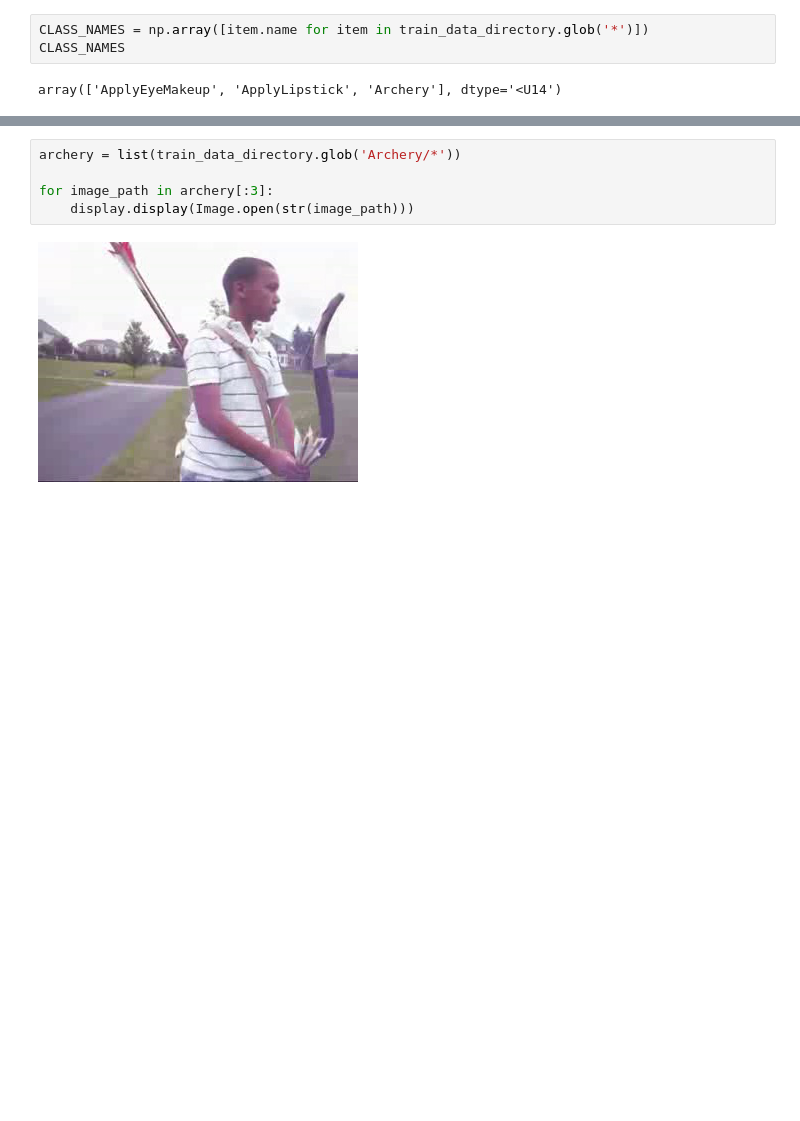
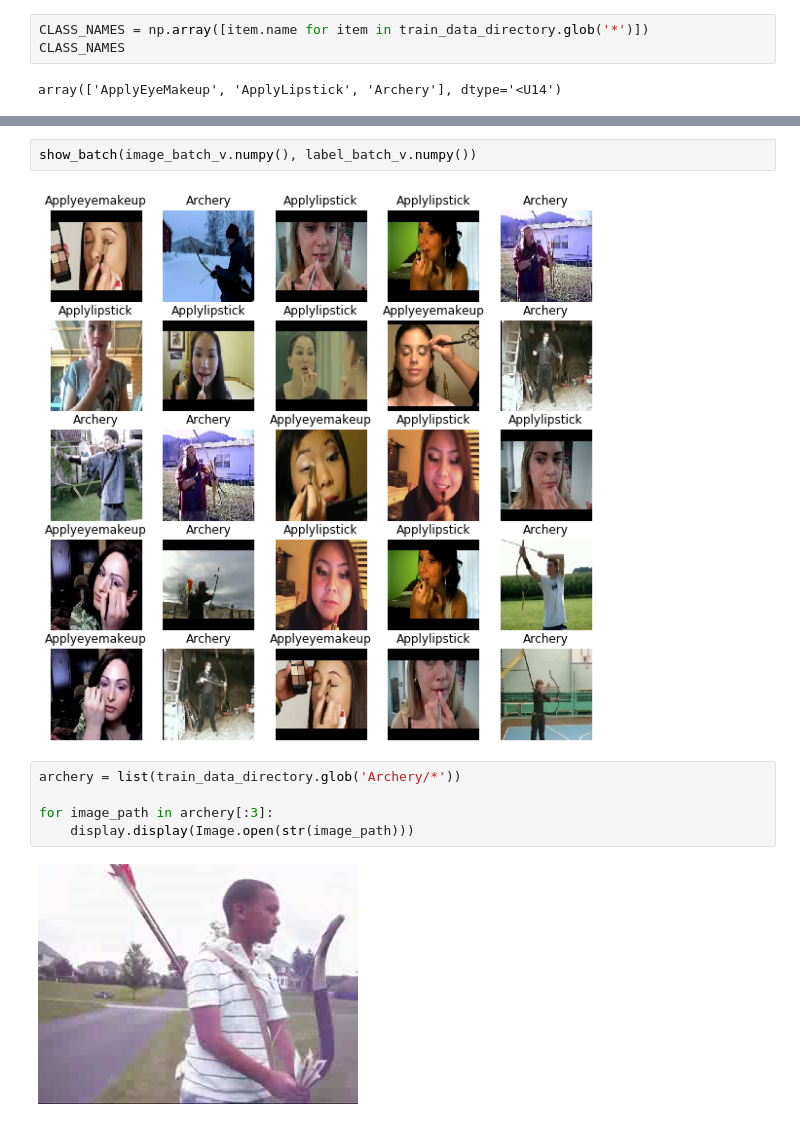
Before and after one commit to Siddi-Q/action-recognition, a Jupyter notebook: Action_Recognition_Models/Load_images.ipynb, the cells around one changed output, grey strips where cells are left out. Cells and saved outputs as stored; diff of their text form; blank space fills up the shorter version.

```diff
--- a/Action_Recognition_Models/Load_images.ipynb
+++ b/Action_Recognition_Models/Load_images.ipynb
@@ -31,3 +136,7 @@ array(['ApplyEyeMakeup', 'ApplyLipstick', 'Archery'], dtype='<U14')
+# %%
+show_batch(image_batch_v.numpy(), label_batch_v.numpy())
+# %% [output]
+[figure, added]
 # %%
 archery = list(train_data_directory.glob('Archery/*'))
 
```
Also changed, not shown: parts of 21 cells of this notebook.
